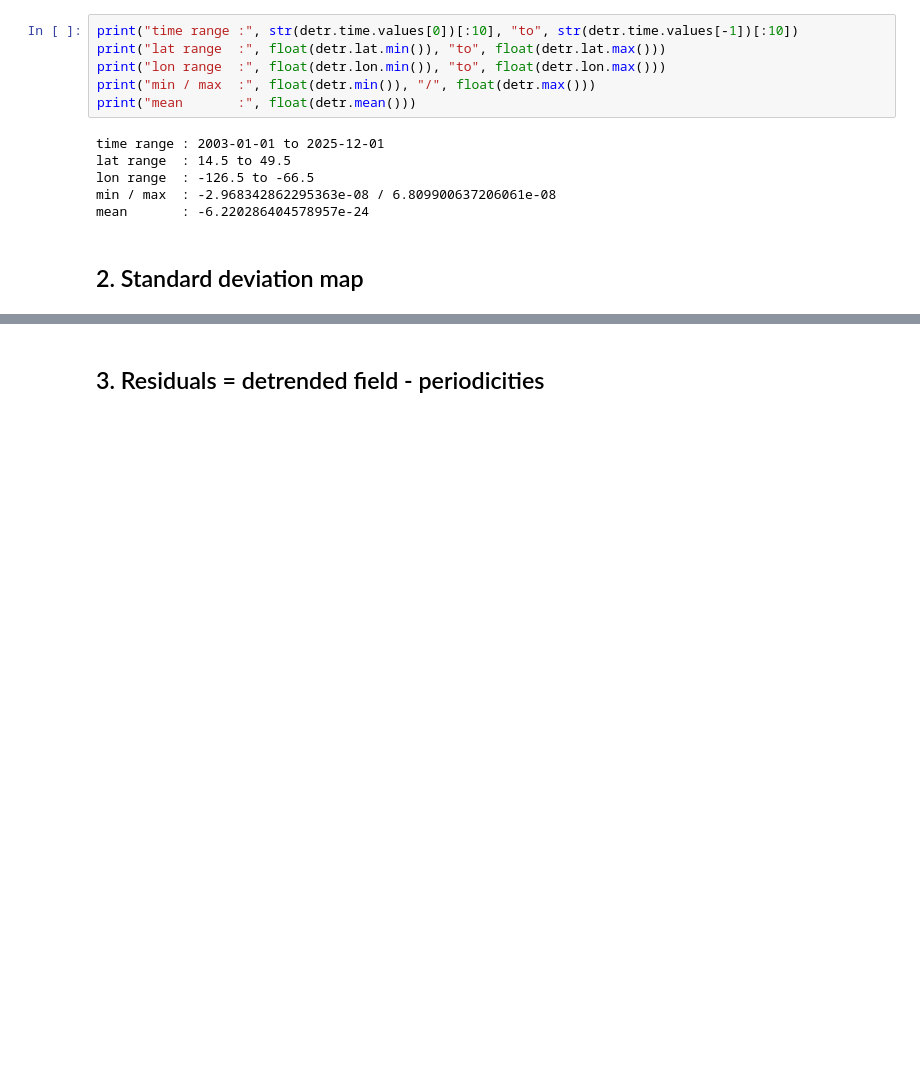
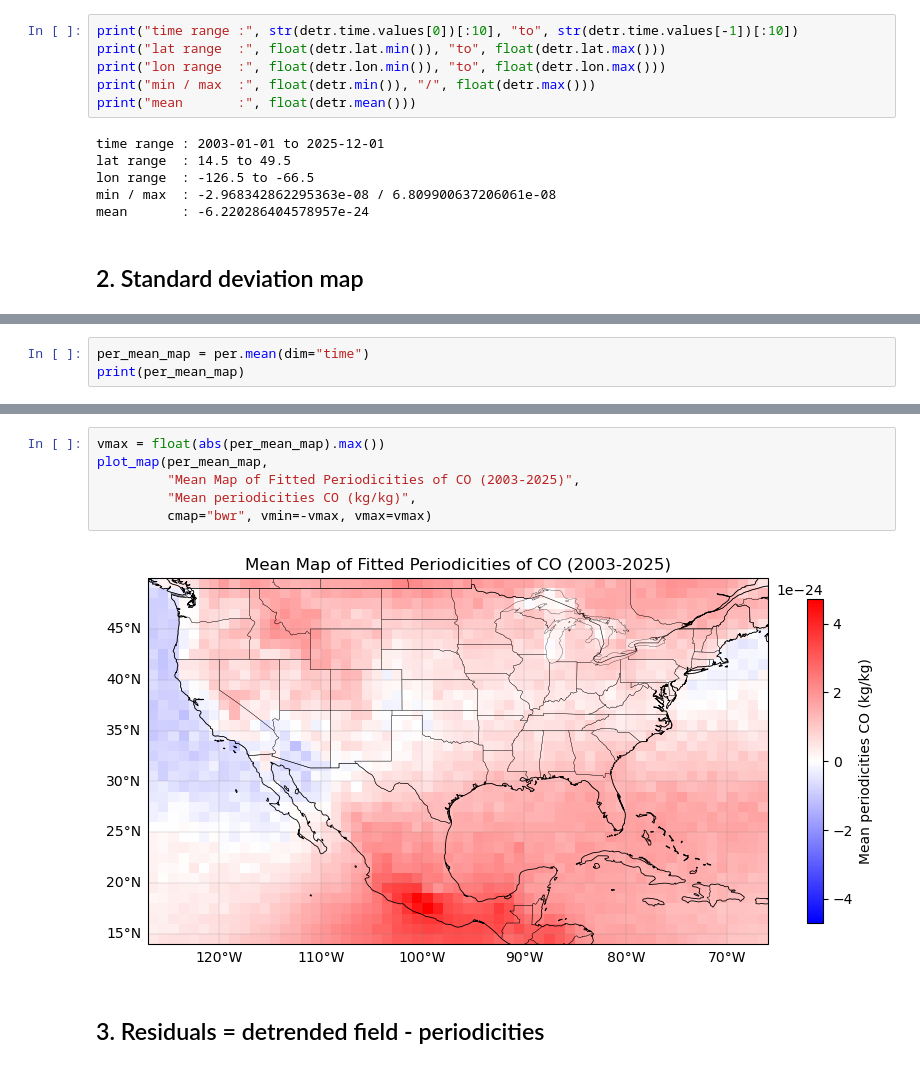
Before and after one commit to manohar322028/harmonic-analysis, a Jupyter notebook: Scripts/anomalies.ipynb, the cells around one changed output, grey strips where cells are left out. Cells and saved outputs as stored; diff of their text form; blank space fills up the shorter version.

```diff
--- a/Scripts/anomalies.ipynb
+++ b/Scripts/anomalies.ipynb
@@ -84,0 +148,3 @@ plt.show()
+# %%
+per_mean_map = per.mean(dim="time")
+print(per_mean_map)
@@ -85,3 +170,11 @@ plt.show()
+# %%
+vmax = float(abs(per_mean_map).max())
+plot_map(per_mean_map,
+         "Mean Map of Fitted Periodicities of CO (2003-2025)",
+         "Mean periodicities CO (kg/kg)",
+         cmap="bwr", vmin=-vmax, vmax=vmax)
+# %% [output]
+[figure, added]
 # %% [markdown]
 ## 3. Residuals = detrended field - periodicities
 # %%
```
Also changed, not shown: parts of 32 cells of this notebook, 5 other files.
